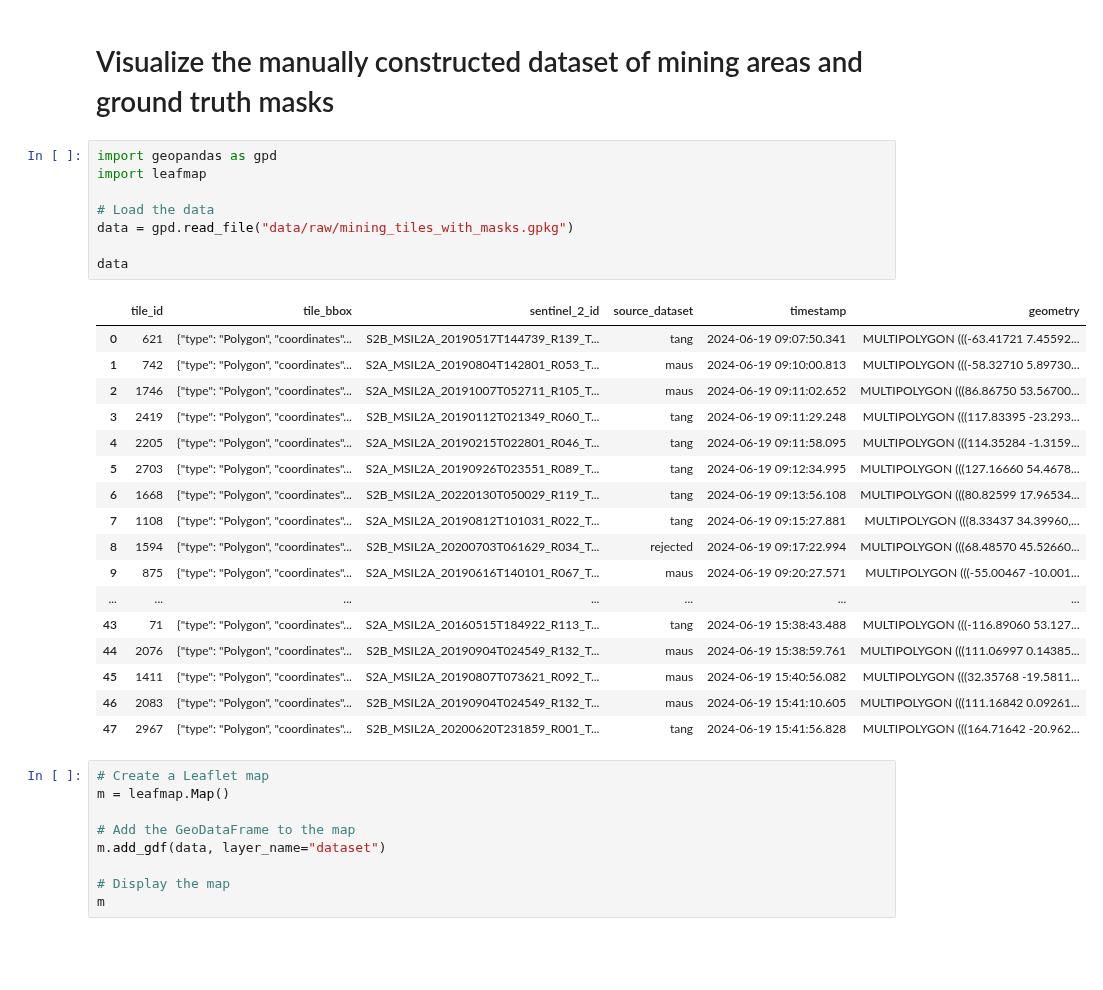
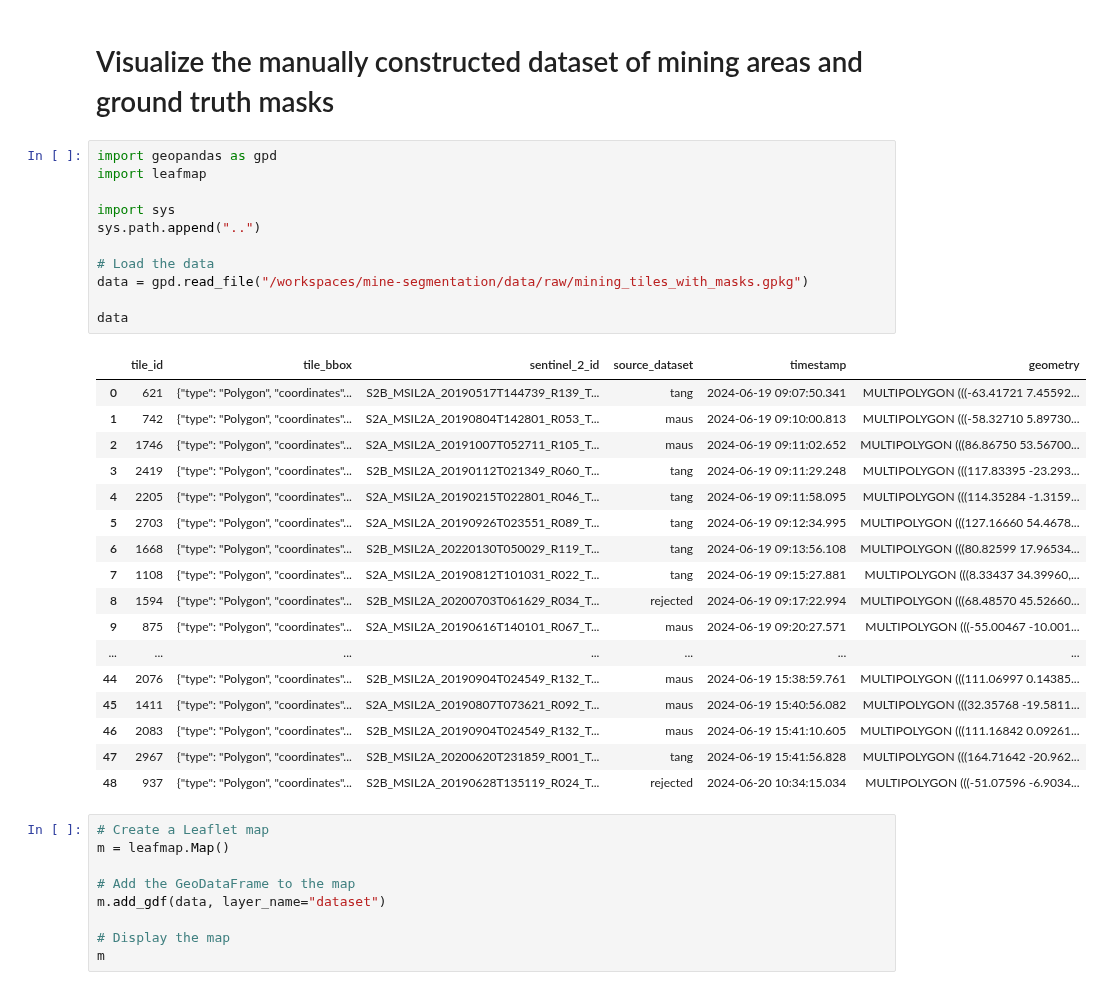
Before and after one commit to SimonJasansky/mine-segmentation, a Jupyter notebook: notebooks/visualize_dataset.ipynb, the cells around one changed output. Saved outputs shown, nothing was run; the diff lists cells and outputs as text; blank space fills up the shorter version.

```diff
--- a/notebooks/visualize_dataset.ipynb
+++ b/notebooks/visualize_dataset.ipynb
@@ -3,29 +3,32 @@
 # %%
 import geopandas as gpd
 import leafmap
 
+import sys
+sys.path.append("..")
+
 # Load the data
-data = gpd.read_file("data/raw/mining_tiles_with_masks.gpkg")
+data = gpd.read_file("/workspaces/mine-segmentation/data/raw/mining_tiles_with_masks.gpkg")
 
 data
 # %% [output]
 |  | tile_id | tile_bbox | sentinel_2_id | source_dataset | timestamp | geometry |
 | 0 | 621 | {"type": "Polygon", "coordinates"... | S2B_MSIL2A_20190517T144739_R139_T... | tang | 2024-06-19 09:07:50.341 | MULTIPOLYGON (((-63.41721 7.45592... |
 | 1 | 742 | {"type": "Polygon", "coordinates"... | S2A_MSIL2A_20190804T142801_R053_T... | maus | 2024-06-19 09:10:00.813 | MULTIPOLYGON (((-58.32710 5.89730... |
 | 2 | 1746 | {"type": "Polygon", "coordinates"... | S2A_MSIL2A_20191007T052711_R105_T... | maus | 2024-06-19 09:11:02.652 | MULTIPOLYGON (((86.86750 53.56700... |
 | 3 | 2419 | {"type": "Polygon", "coordinates"... | S2B_MSIL2A_20190112T021349_R060_T... | tang | 2024-06-19 09:11:29.248 | MULTIPOLYGON (((117.83395 -23.293... |
 | 4 | 2205 | {"type": "Polygon", "coordinates"... | S2A_MSIL2A_20190215T022801_R046_T... | tang | 2024-06-19 09:11:58.095 | MULTIPOLYGON (((114.35284 -1.3159... |
 | 5 | 2703 | {"type": "Polygon", "coordinates"... | S2A_MSIL2A_20190926T023551_R089_T... | tang | 2024-06-19 09:12:34.995 | MULTIPOLYGON (((127.16660 54.4678... |
 | 6 | 1668 | {"type": "Polygon", "coordinates"... | S2B_MSIL2A_20220130T050029_R119_T... | tang | 2024-06-19 09:13:56.108 | MULTIPOLYGON (((80.82599 17.96534... |
 | 7 | 1108 | {"type": "Polygon", "coordinates"... | S2A_MSIL2A_20190812T101031_R022_T... | tang | 2024-06-19 09:15:27.881 | MULTIPOLYGON (((8.33437 34.39960,... |
 | 8 | 1594 | {"type": "Polygon", "coordinates"... | S2B_MSIL2A_20200703T061629_R034_T... | rejected | 2024-06-19 09:17:22.994 | MULTIPOLYGON (((68.48570 45.52660... |
 | 9 | 875 | {"type": "Polygon", "coordinates"... | S2A_MSIL2A_20190616T140101_R067_T... | maus | 2024-06-19 09:20:27.571 | MULTIPOLYGON (((-55.00467 -10.001... |
 | ... | ... | ... | ... | ... | ... | ... |
-| 43 | 71 | {"type": "Polygon", "coordinates"... | S2A_MSIL2A_20160515T184922_R113_T... | tang | 2024-06-19 15:38:43.488 | MULTIPOLYGON (((-116.89060 53.127... |
 | 44 | 2076 | {"type": "Polygon", "coordinates"... | S2B_MSIL2A_20190904T024549_R132_T... | maus | 2024-06-19 15:38:59.761 | MULTIPOLYGON (((111.06997 0.14385... |
 | 45 | 1411 | {"type": "Polygon", "coordinates"... | S2A_MSIL2A_20190807T073621_R092_T... | maus | 2024-06-19 15:40:56.082 | MULTIPOLYGON (((32.35768 -19.5811... |
 | 46 | 2083 | {"type": "Polygon", "coordinates"... | S2B_MSIL2A_20190904T024549_R132_T... | maus | 2024-06-19 15:41:10.605 | MULTIPOLYGON (((111.16842 0.09261... |
 | 47 | 2967 | {"type": "Polygon", "coordinates"... | S2B_MSIL2A_20200620T231859_R001_T... | tang | 2024-06-19 15:41:56.828 | MULTIPOLYGON (((164.71642 -20.962... |
+| 48 | 937 | {"type": "Polygon", "coordinates"... | S2B_MSIL2A_20190628T135119_R024_T... | rejected | 2024-06-20 10:34:15.034 | MULTIPOLYGON (((-51.07596 -6.9034... |
 # %%
 # Create a Leaflet map
 m = leafmap.Map()
```
Also changed, not shown: parts of 5 cells of this notebook, 1 other file.
